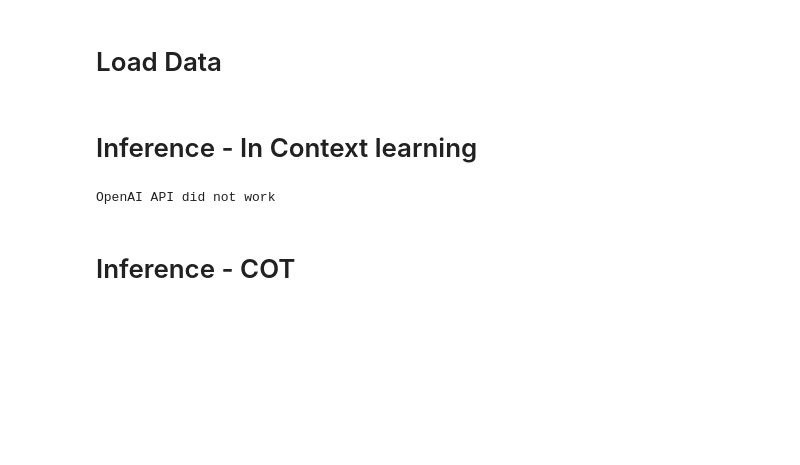
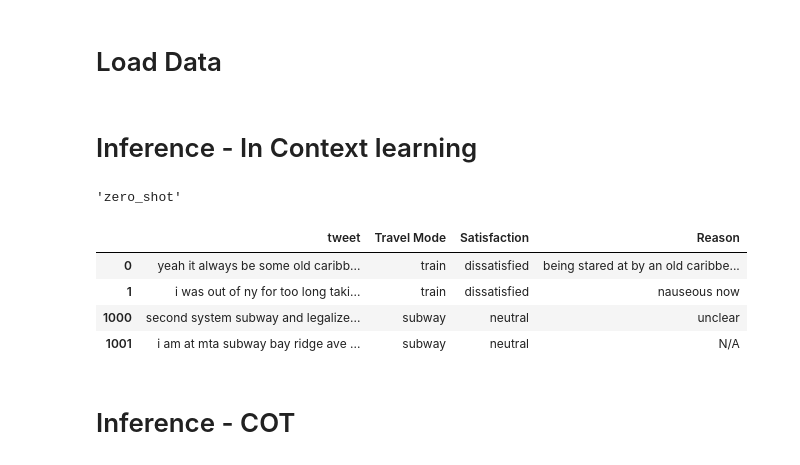
Before and after one commit to AymenKallala/LLMs_Travel_Mode, a Jupyter notebook: Tweet_analysis_gpt.ipynb, the cells around one changed output. Drawn from its saved outputs; the diff is of its cells as text; code cells hidden in the pictures; blank space fills up the shorter version.

Commit message:
cleaning prompt techniques

```diff
--- a/Tweet_analysis_gpt.ipynb
+++ b/Tweet_analysis_gpt.ipynb
@@ -20,13 +17,28 @@ first_data = load_data(50)
+# %%
+DATA_PATH_1= "data/files/processed_0_999.csv"
+DATA_PATH_2="data/files/processed_1000_1999.csv"
+
+dataset = load(DATA_PATH_1,DATA_PATH_2,start=0,end = 2)
 # %% [markdown]
 # Inference - In Context learning
 # %%
 from ChatGPT.model import OpenAI_Tweet_Analyzer,predict_dataset
 
-model = OpenAI_Tweet_Analyzer(model_name="gpt-3.5-turbo-1106",max_tokens = 100,temperature=0.7,prompt_technique="in_context")
+model = OpenAI_Tweet_Analyzer(model_name="gpt-3.5-turbo-1106",max_tokens = 100,temperature=0.7,prompt_technique="zero_shot")
+# %%
+model.prompt_technique
+# %% [output]
+'zero_shot'
 # %%
-output_df_in_context = predict_dataset(model,first_data)
+output_df_in_context = predict_dataset(model,dataset)
-# %% [output]
-OpenAI API did not work
+# %%
+output_df_in_context.head()
+# %% [output]
+|  | tweet | Travel Mode | Satisfaction | Reason |
+| 0 | yeah it always be some old caribb... | train | dissatisfied | being stared at by an old caribbe... |
+| 1 | i was out of ny for too long taki... | train | dissatisfied | nauseous now |
+| 1000 | second system subway and legalize... | subway | neutral | unclear |
+| 1001 | i am at mta subway bay ridge ave ... | subway | neutral | N/A |
 # %%
 output_df_in_context.to_csv('./ChatGPT/0_50_in_context.csv')
 # %% [markdown]
```
Also changed, not shown: parts of 2 cells of this notebook, 9 other files.
